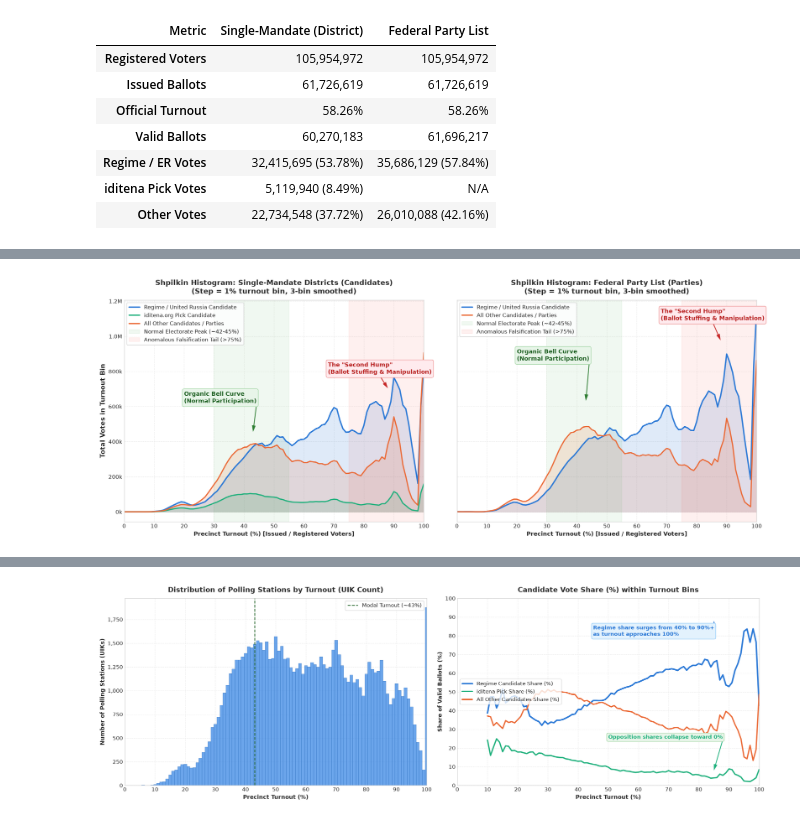
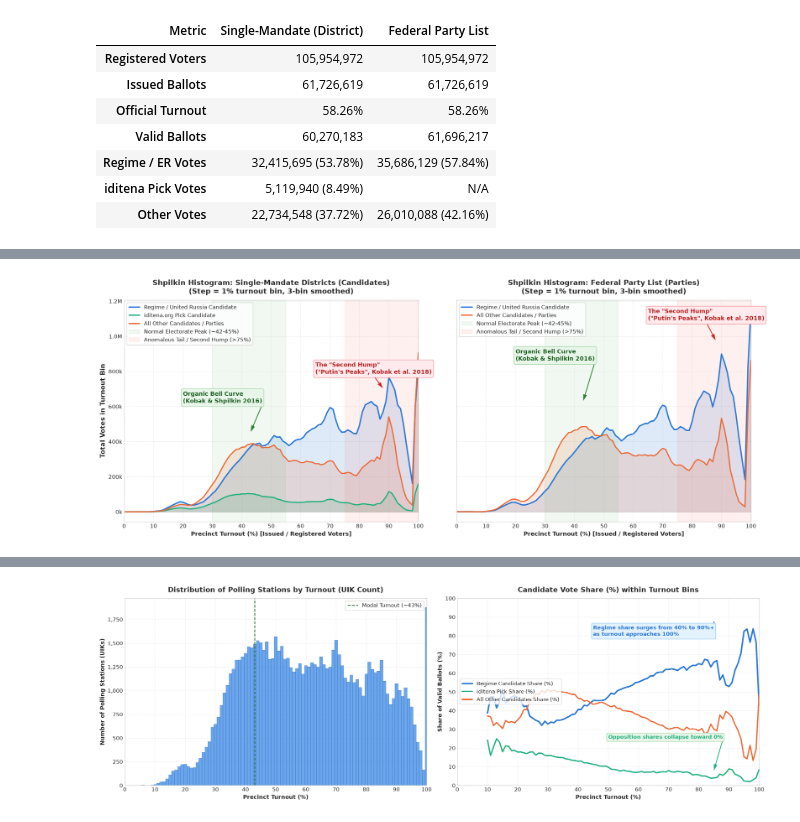
Before and after one commit to valentynbez/stolen-elections, a Jupyter notebook: notebooks/stolen-elections.ipynb, the cells around one changed output, grey strips where cells are left out. Cells and saved outputs as stored; diff of their text form; code cells hidden in the pictures.

Commit message:
Add comprehensive academic references and Shpilkin bibliography

```diff
--- a/notebooks/stolen-elections.ipynb
+++ b/notebooks/stolen-elections.ipynb
@@ -214,35 +212,35 @@ for ax, bdata, title, is_sm in [
     ax.fill_between(x, y_power, color=C_POWER, alpha=0.15)
     if is_sm:
         ax.fill_between(x, y_pick, color=C_PICK, alpha=0.15)
     ax.fill_between(x, y_other, color=C_OTHER, alpha=0.15)
 
     # Shaded annotations for the two distributions
     ax.axvspan(30, 55, color='#4caf50', alpha=0.08, label='Normal Electorate Peak (~42-45%)')
-    ax.axvspan(75, 100, color='#f44336', alpha=0.08, label='Anomalous Falsification Tail (>75%)')
+    ax.axvspan(75, 100, color='#f44336', alpha=0.08, label='Anomalous Tail / Second Hump (>75%)')
 
     # Add textual callouts
-    ax.annotate('Organic Bell Curve\n(Normal Participation)',
+    ax.annotate("Organic Bell Curve\n(Kobak & Shpilkin 2016)",
                 xy=(43, y_power.max()*0.55), xytext=(20, y_power.max()*0.75),
                 arrowprops=dict(facecolor='#2e7d32', edgecolor='none', width=1.5, headwidth=7),
                 fontsize=11, fontweight='bold', color='#1b5e20',
                 bbox=dict(boxstyle='round,pad=0.3', facecolor='#e8f5e9', edgecolor='#a5d6a7'))
 
-    ax.annotate('The "Second Hump"\n(Ballot Stuffing & Manipulation)',
-                xy=(88, y_power.max()*0.85), xytext=(68, y_power.max()*0.95),
+    ax.annotate("The \"Second Hump\"\n(\"Putin's Peaks\", Kobak et al. 2018)",
+                xy=(88, y_power.max()*0.85), xytext=(65, y_power.max()*0.95),
                 arrowprops=dict(facecolor='#c62828', edgecolor='none', width=1.5, headwidth=7),
                 fontsize=11, fontweight='bold', color='#b71c1c',
                 bbox=dict(boxstyle='round,pad=0.3', facecolor='#ffebee', edgecolor='#ef9a9a'))
 
     ax.set_title(f"Shpilkin Histogram: {title}\n(Step = 1% turnout bin, 3-bin smoothed)", fontsize=13, fontweight='bold', pad=12)
     ax.set_xlabel('Precinct Turnout (%) [Issued / Registered Voters]', fontsize=11, fontweight='bold')
     ax.set_xlim(0, 100)
     ax.xaxis.set_major_locator(ticker.MultipleLocator(10))
     ax.xaxis.set_minor_locator(ticker.MultipleLocator(5))
     ax.yaxis.set_major_formatter(ticker.FuncFormatter(lambda val, pos: f"{val/1e6:.1f}M" if val>=1e6 else f"{val/1e3:.0f}k"))
     ax.legend(loc='upper left', frameon=True, fontsize=10)
 
 axes[0].set_ylabel('Total Votes in Turnout Bin', fontsize=12, fontweight='bold')
 plt.tight_layout()
 plt.show()
 # %% [output]
-[figure, old version]
+[figure, new version]
```
Also changed, not shown: parts of 17 cells of this notebook, 1 other file.
